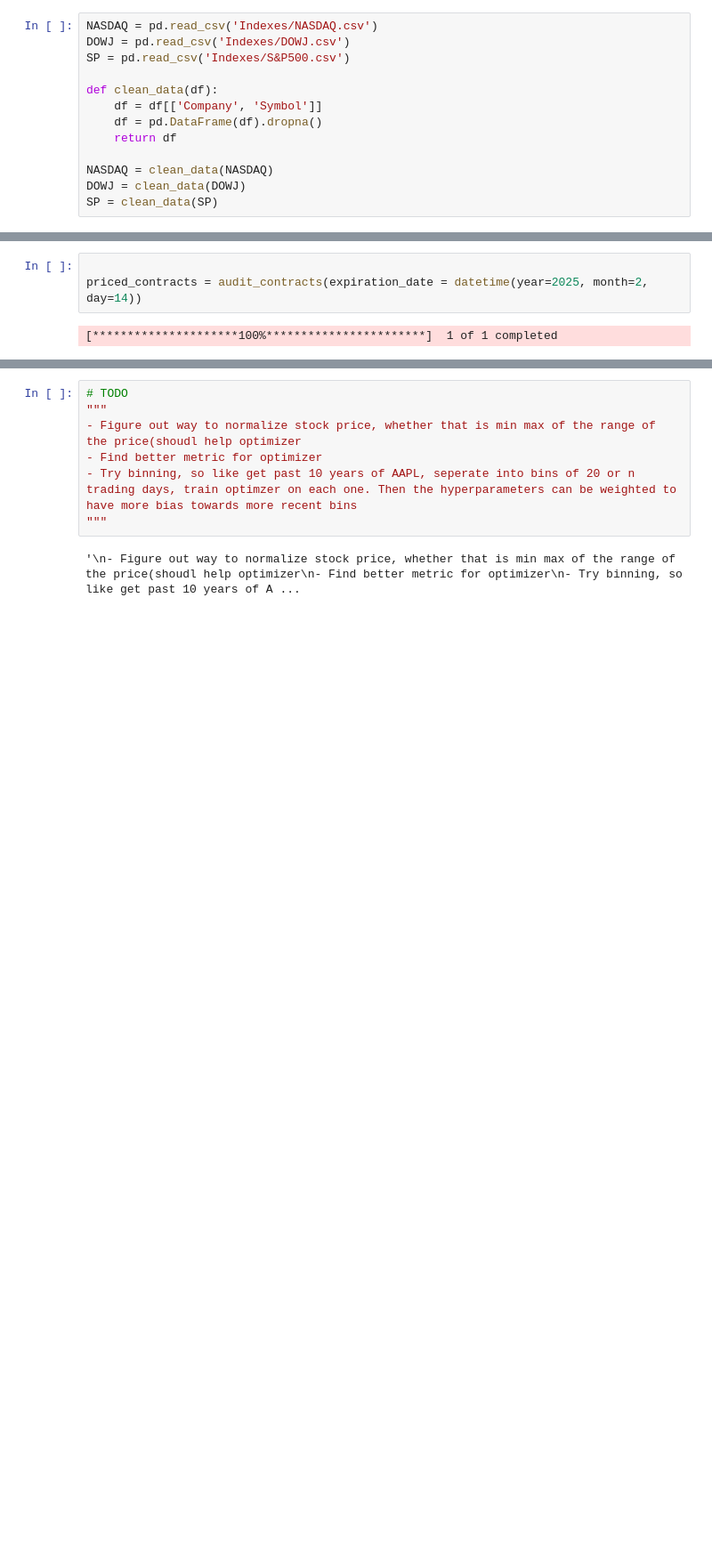
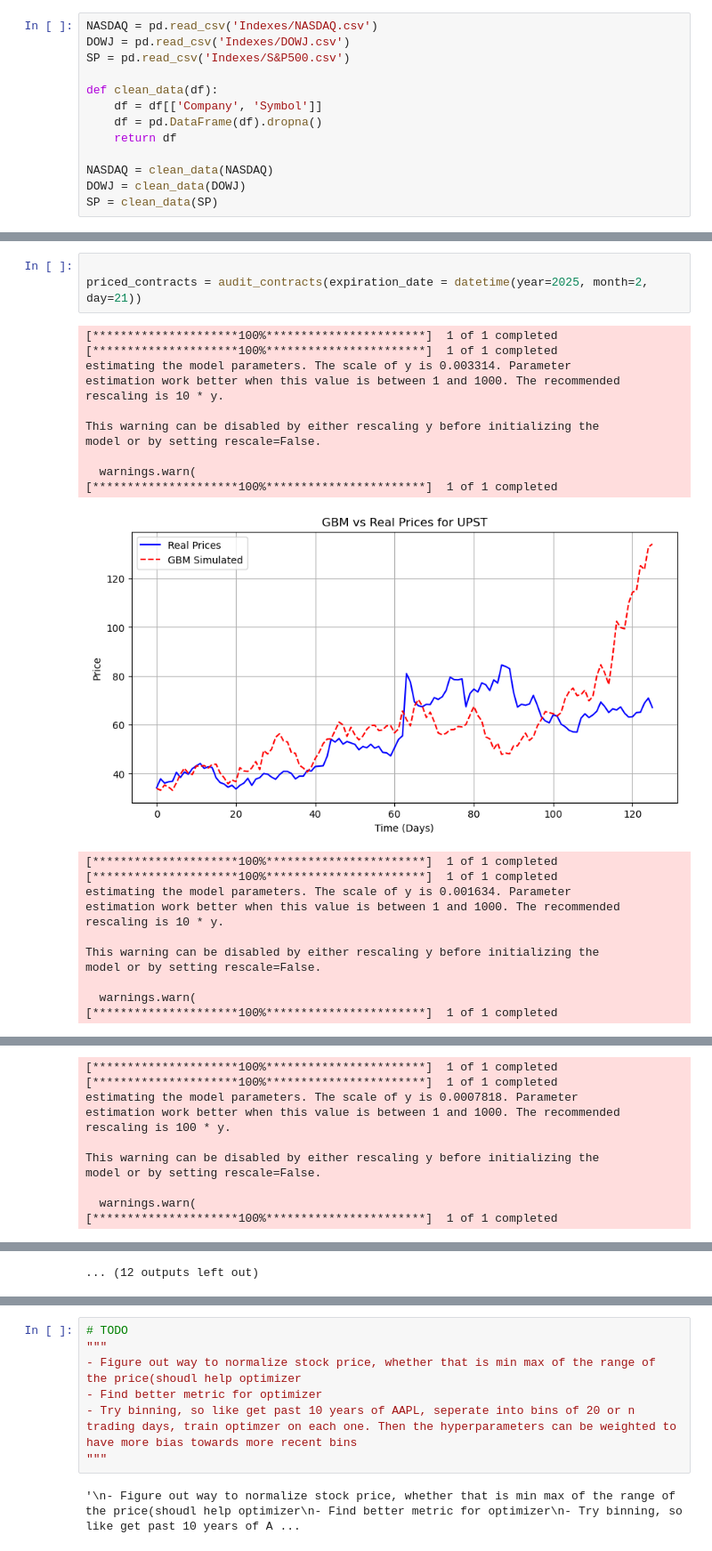
Before and after one commit to rflatley441/WheelTrader, a Jupyter notebook: data.ipynb, the cells around one changed output, grey strips where cells are left out. Shown at 89% size. Drawn from its saved outputs; the diff is of its cells as text; blank space fills up the shorter version.

```diff
--- a/data.ipynb
+++ b/data.ipynb
@@ -333,5 +376,27 @@ def audit_contracts(expiration_date: datetime):
 # %%
 
-priced_contracts = audit_contracts(expiration_date = datetime(year=2025, month=2, day=14))
+priced_contracts = audit_contracts(expiration_date = datetime(year=2025, month=2, day=21))
 # %% [output]
 [*********************100%***********************]  1 of 1 completed
+[*********************100%***********************]  1 of 1 completed
+estimating the model parameters. The scale of y is 0.003314. Parameter
+estimation work better when this value is between 1 and 1000. The recommended
+rescaling is 10 * y.
+
+This warning can be disabled by either rescaling y before initializing the
+model or by setting rescale=False.
+
+  warnings.warn(
+[*********************100%***********************]  1 of 1 completed
+[figure, added]
+[*********************100%***********************]  1 of 1 completed
+[*********************100%***********************]  1 of 1 completed
+estimating the model parameters. The scale of y is 0.001634. Parameter
+estimation work better when this value is between 1 and 1000. The recommended
+rescaling is 10 * y.
+
+This warning can be disabled by either rescaling y before initializing the
+model or by setting rescale=False.
+
+  warnings.warn(
+[*********************100%***********************]  1 of 1 completed
@@ -337,0 +404,11 @@ priced_contracts = audit_contracts(expiration_date = datetime(year=2025, month=2
+[*********************100%***********************]  1 of 1 completed
+[*********************100%***********************]  1 of 1 completed
+estimating the model parameters. The scale of y is 0.0007818. Parameter
+estimation work better when this value is between 1 and 1000. The recommended
+rescaling is 100 * y.
+
+This warning can be disabled by either rescaling y before initializing the
+model or by setting rescale=False.
+
+  warnings.warn(
+[*********************100%***********************]  1 of 1 completed
@@ -338,3 +452,4 @@ priced_contracts = audit_contracts(expiration_date = datetime(year=2025, month=2
+... (12 outputs left out)
 # %%
 contracts = select_optimal_contract(priced_contracts)
 print('length',len(contracts))
```
Also changed, not shown: parts of 5 cells of this notebook, 1 other file.
